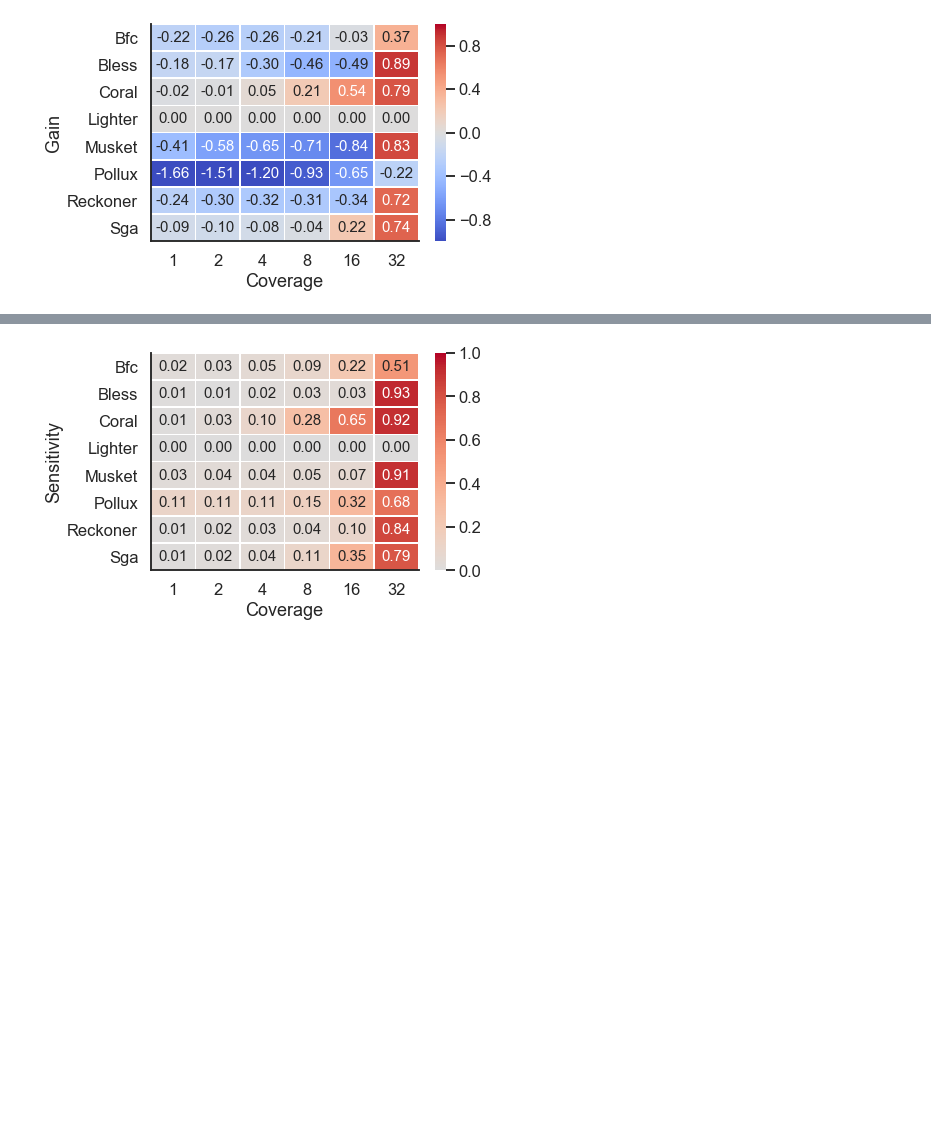
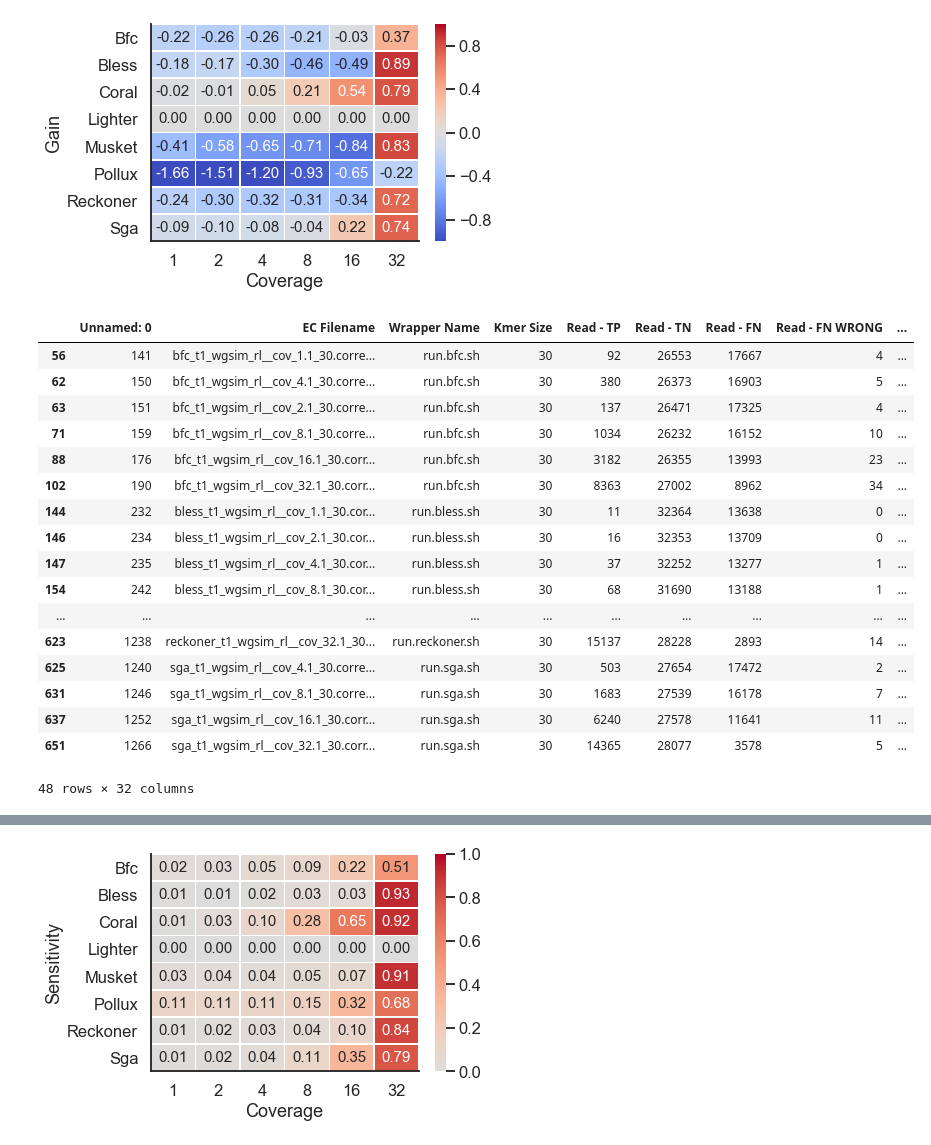
Before and after one commit to Mangul-Lab-USC/benchmarking_error_correction, a Jupyter notebook: notebooks/WGS_human.ipynb, the cells around one changed output, grey strips where cells are left out. Cells and saved outputs as stored; diff of their text form; code cells hidden in the pictures; blank space fills up the shorter version.

Commit message:
add notebook for WGS humna kmer size

```diff
--- a/notebooks/WGS_human.ipynb
+++ b/notebooks/WGS_human.ipynb
@@ -126,6 +126,28 @@ plt.savefig("../figures/WGS_human/heatmap_humna_gain.png",bbox_inches="tight")
 plt.savefig("../figures/WGS_human/heatmap_human_gain.pdf",bbox_inches="tight")
 # %% [output]
 [figure]
+# %%
+data=data.fillna(0)
+data
+# %% [output]
+|  | Unnamed: 0 | EC Filename | Wrapper Name | Kmer Size | Read - TP | Read - TN | Read - FN | Read - FN WRONG | ... |
+| 56 | 141 | bfc_t1_wgsim_rl__cov_1.1_30.corre... | run.bfc.sh | 30 | 92 | 26553 | 17667 | 4 | ... |
+| 62 | 150 | bfc_t1_wgsim_rl__cov_4.1_30.corre... | run.bfc.sh | 30 | 380 | 26373 | 16903 | 5 | ... |
+| 63 | 151 | bfc_t1_wgsim_rl__cov_2.1_30.corre... | run.bfc.sh | 30 | 137 | 26471 | 17325 | 4 | ... |
+| 71 | 159 | bfc_t1_wgsim_rl__cov_8.1_30.corre... | run.bfc.sh | 30 | 1034 | 26232 | 16152 | 10 | ... |
+| 88 | 176 | bfc_t1_wgsim_rl__cov_16.1_30.corr... | run.bfc.sh | 30 | 3182 | 26355 | 13993 | 23 | ... |
+| 102 | 190 | bfc_t1_wgsim_rl__cov_32.1_30.corr... | run.bfc.sh | 30 | 8363 | 27002 | 8962 | 34 | ... |
+| 144 | 232 | bless_t1_wgsim_rl__cov_1.1_30.cor... | run.bless.sh | 30 | 11 | 32364 | 13638 | 0 | ... |
+| 146 | 234 | bless_t1_wgsim_rl__cov_2.1_30.cor... | run.bless.sh | 30 | 16 | 32353 | 13709 | 0 | ... |
+| 147 | 235 | bless_t1_wgsim_rl__cov_4.1_30.cor... | run.bless.sh | 30 | 37 | 32252 | 13277 | 1 | ... |
+| 154 | 242 | bless_t1_wgsim_rl__cov_8.1_30.cor... | run.bless.sh | 30 | 68 | 31690 | 13188 | 1 | ... |
+| ... | ... | ... | ... | ... | ... | ... | ... | ... | ... |
+| 623 | 1238 | reckoner_t1_wgsim_rl__cov_32.1_30... | run.reckoner.sh | 30 | 15137 | 28228 | 2893 | 14 | ... |
+| 625 | 1240 | sga_t1_wgsim_rl__cov_4.1_30.corre... | run.sga.sh | 30 | 503 | 27654 | 17472 | 2 | ... |
+| 631 | 1246 | sga_t1_wgsim_rl__cov_8.1_30.corre... | run.sga.sh | 30 | 1683 | 27539 | 16178 | 7 | ... |
+| 637 | 1252 | sga_t1_wgsim_rl__cov_16.1_30.corr... | run.sga.sh | 30 | 6240 | 27578 | 11641 | 11 | ... |
+| 651 | 1266 | sga_t1_wgsim_rl__cov_32.1_30.corr... | run.sga.sh | 30 | 14365 | 28077 | 3578 | 5 | ... |
+48 rows × 32 columns
 # %%
 result = data.pivot(index='Tool', columns='Coverage', values='Base Precision')
 
```
Also changed, not shown: parts of 1 cell of this notebook, 24 other files.
